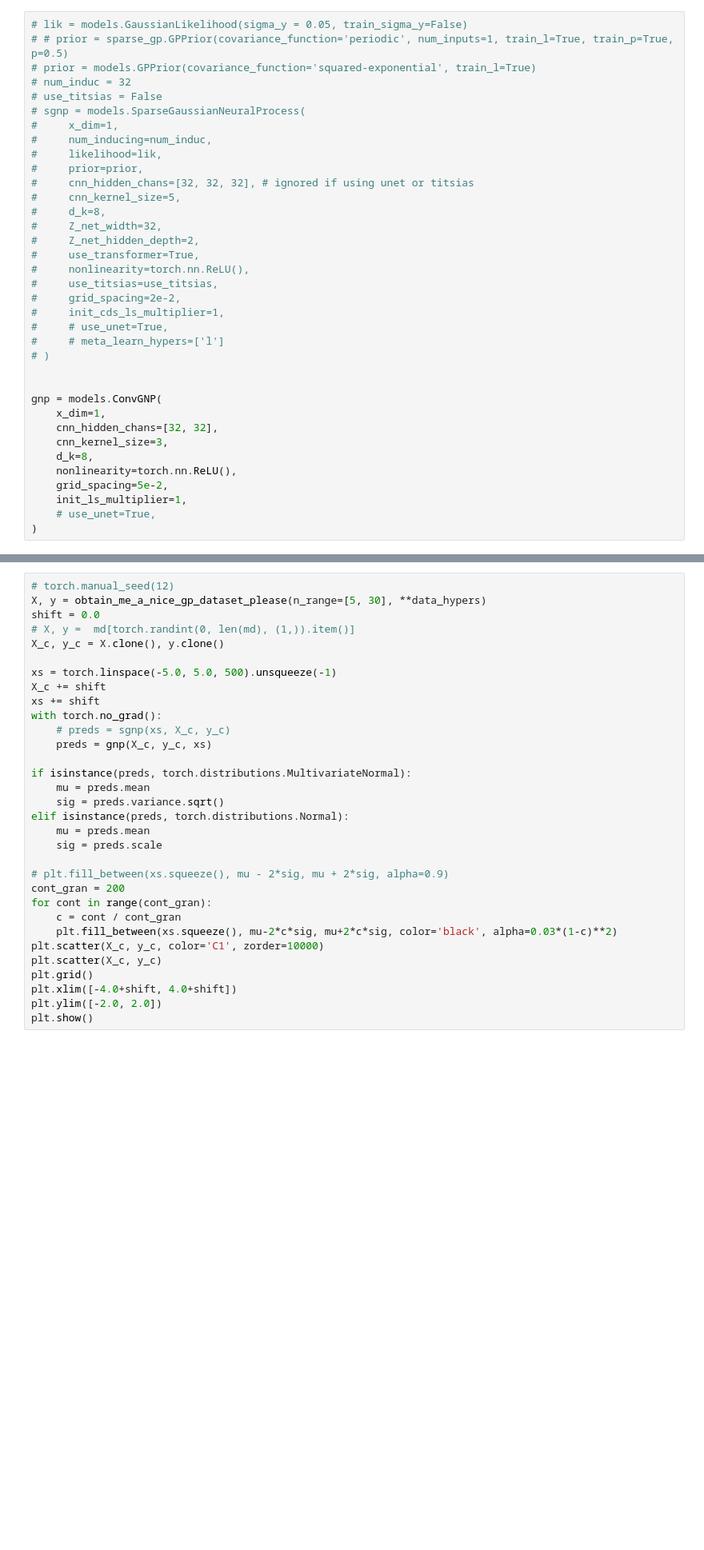
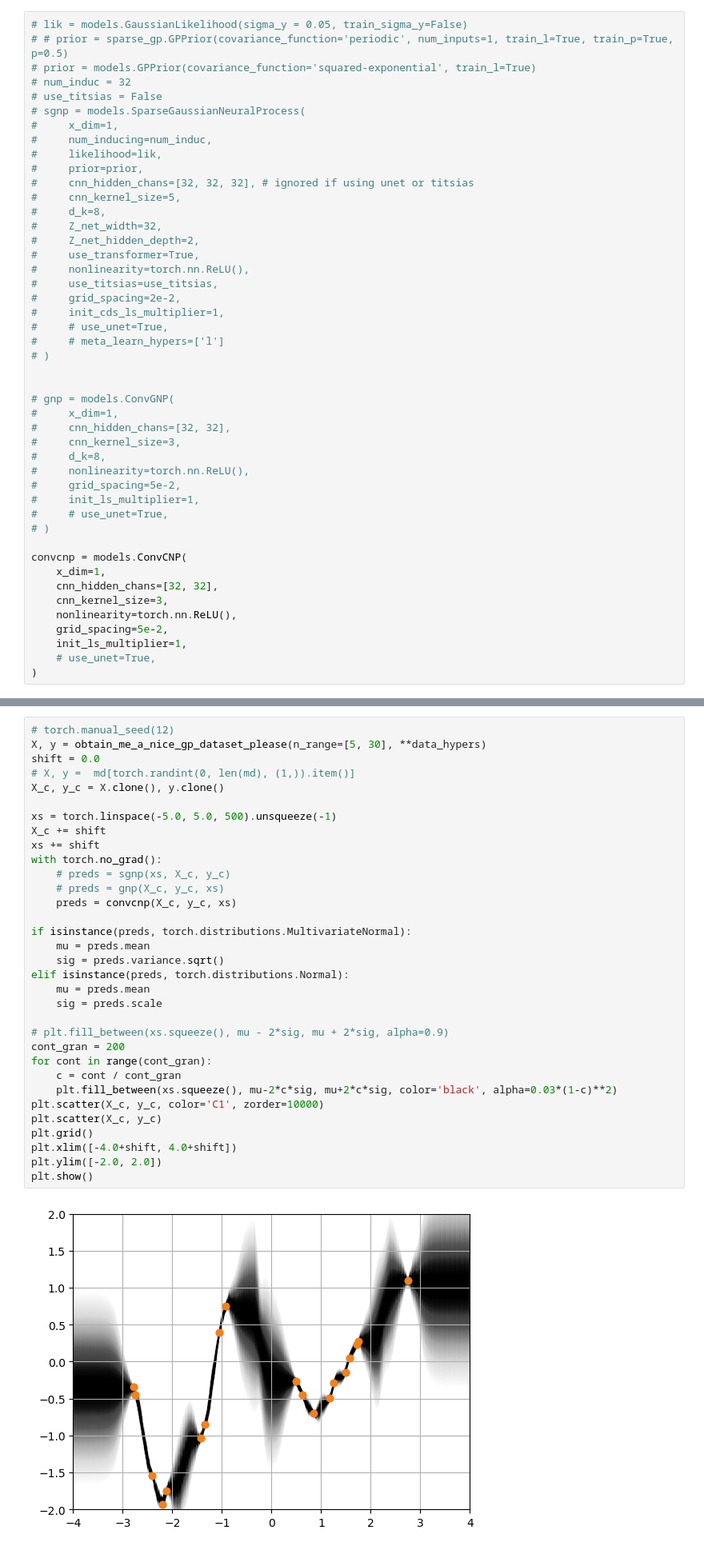
Before and after one commit to Sheev13/sgnp, a Jupyter notebook: notebooks/1d_regression.ipynb, the cells around one changed output, grey strips where cells are left out. Shown at 80% size. Drawn from its saved outputs; the diff is of its cells as text; blank space fills up the shorter version.

Commit message:
Implemented ConvCNP

```diff
--- a/notebooks/1d_regression.ipynb
+++ b/notebooks/1d_regression.ipynb
@@ -51,11 +51,21 @@ for _ in range(num_datasets):
 # )
 
 
-gnp = models.ConvGNP(
+# gnp = models.ConvGNP(
+#     x_dim=1,
+#     cnn_hidden_chans=[32, 32],
+#     cnn_kernel_size=3,
+#     d_k=8,
+#     nonlinearity=torch.nn.ReLU(),
+#     grid_spacing=5e-2,
+#     init_ls_multiplier=1,
+#     # use_unet=True,
+# )
+
+convcnp = models.ConvCNP(
     x_dim=1,
     cnn_hidden_chans=[32, 32],
     cnn_kernel_size=3,
-    d_k=8,
     nonlinearity=torch.nn.ReLU(),
     grid_spacing=5e-2,
     init_ls_multiplier=1,
@@ -104,34 +116,37 @@ plt.show()
 # torch.manual_seed(12)
 X, y = obtain_me_a_nice_gp_dataset_please(n_range=[5, 30], **data_hypers)
 shift = 0.0
 # X, y =  md[torch.randint(0, len(md), (1,)).item()]
 X_c, y_c = X.clone(), y.clone()
 
 xs = torch.linspace(-5.0, 5.0, 500).unsqueeze(-1)
 X_c += shift
 xs += shift
 with torch.no_grad():
     # preds = sgnp(xs, X_c, y_c)
-    preds = gnp(X_c, y_c, xs)
+    # preds = gnp(X_c, y_c, xs)
+    preds = convcnp(X_c, y_c, xs)
 
 if isinstance(preds, torch.distributions.MultivariateNormal):
     mu = preds.mean
     sig = preds.variance.sqrt()
 elif isinstance(preds, torch.distributions.Normal):
     mu = preds.mean
     sig = preds.scale
 
 # plt.fill_between(xs.squeeze(), mu - 2*sig, mu + 2*sig, alpha=0.9)
 cont_gran = 200
 for cont in range(cont_gran):
     c = cont / cont_gran
     plt.fill_between(xs.squeeze(), mu-2*c*sig, mu+2*c*sig, color='black', alpha=0.03*(1-c)**2)
 plt.scatter(X_c, y_c, color='C1', zorder=10000)
 plt.scatter(X_c, y_c)
 plt.grid()
 plt.xlim([-4.0+shift, 4.0+shift])
 plt.ylim([-2.0, 2.0])
 plt.show()
+# %% [output]
+[figure, added]
 # %%
 # gp_prior = sparse_gp.GPPrior(covariance_function='periodic', train_l=True, train_p=True)
 gp_prior = models.GPPrior(covariance_function='squared-exponential', train_l=True)
```
Also changed, not shown: parts of 2 cells of this notebook, 2 other files.
